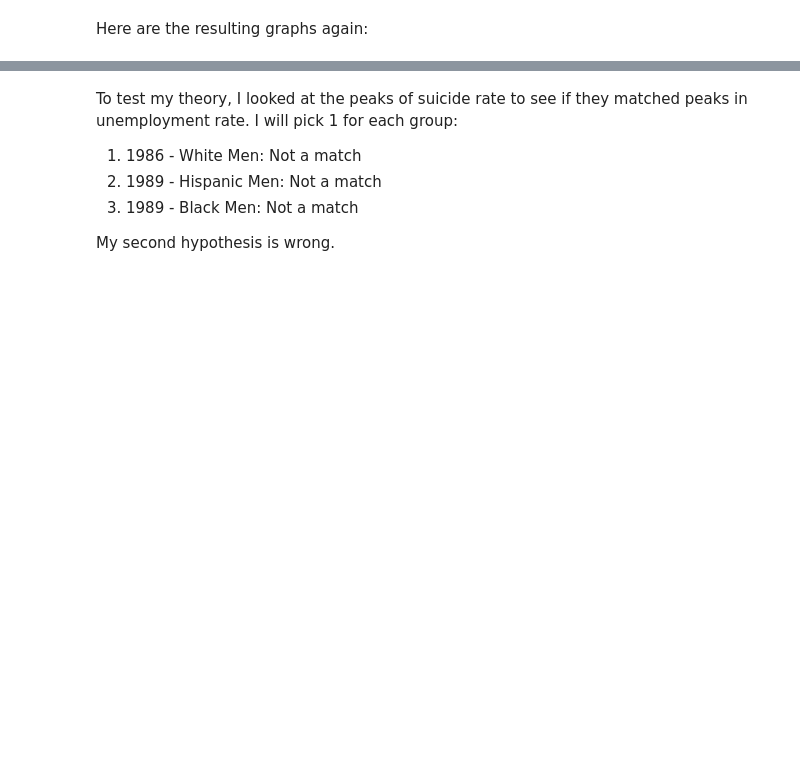
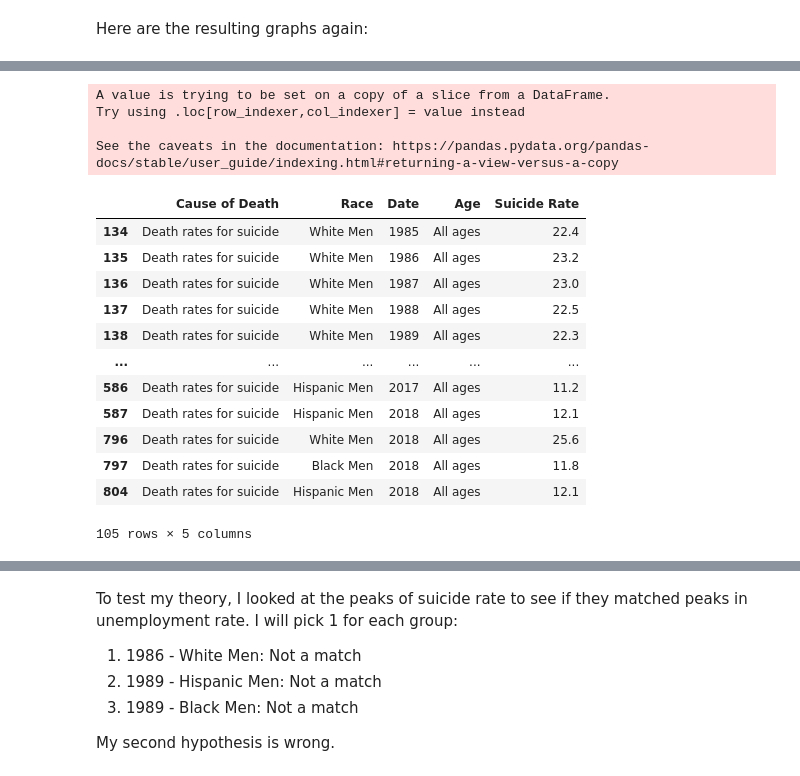
Before and after one commit to ricardolombera/Project-3, a Jupyter notebook: project_3.ipynb, the cells around one changed output, grey strips where cells are left out. Saved outputs shown, nothing was run; the diff lists cells and outputs as text; code cells hidden in the pictures; blank space fills up the shorter version.

```diff
--- a/project_3.ipynb
+++ b/project_3.ipynb
@@ -625,0 +735,21 @@ yearly_race_rates_concatenated_fig.show()
+# %%
+suicide_data_for_merging['Date'] = suicide_data_for_merging['Date'].dt.year
+suicide_data_for_merging
+# %% [output]
+A value is trying to be set on a copy of a slice from a DataFrame.
+Try using .loc[row_indexer,col_indexer] = value instead
+
+See the caveats in the documentation: https://pandas.pydata.org/pandas-docs/stable/user_guide/indexing.html#returning-a-view-versus-a-copy
+|  | Cause of Death | Race | Date | Age | Suicide Rate |
+| 134 | Death rates for suicide | White Men | 1985 | All ages | 22.4 |
+| 135 | Death rates for suicide | White Men | 1986 | All ages | 23.2 |
+| 136 | Death rates for suicide | White Men | 1987 | All ages | 23.0 |
+| 137 | Death rates for suicide | White Men | 1988 | All ages | 22.5 |
+| 138 | Death rates for suicide | White Men | 1989 | All ages | 22.3 |
+| ... | ... | ... | ... | ... | ... |
+| 586 | Death rates for suicide | Hispanic Men | 2017 | All ages | 11.2 |
+| 587 | Death rates for suicide | Hispanic Men | 2018 | All ages | 12.1 |
+| 796 | Death rates for suicide | White Men | 2018 | All ages | 25.6 |
+| 797 | Death rates for suicide | Black Men | 2018 | All ages | 11.8 |
+| 804 | Death rates for suicide | Hispanic Men | 2018 | All ages | 12.1 |
+105 rows × 5 columns
```
Also changed, not shown: parts of 10 cells of this notebook.
